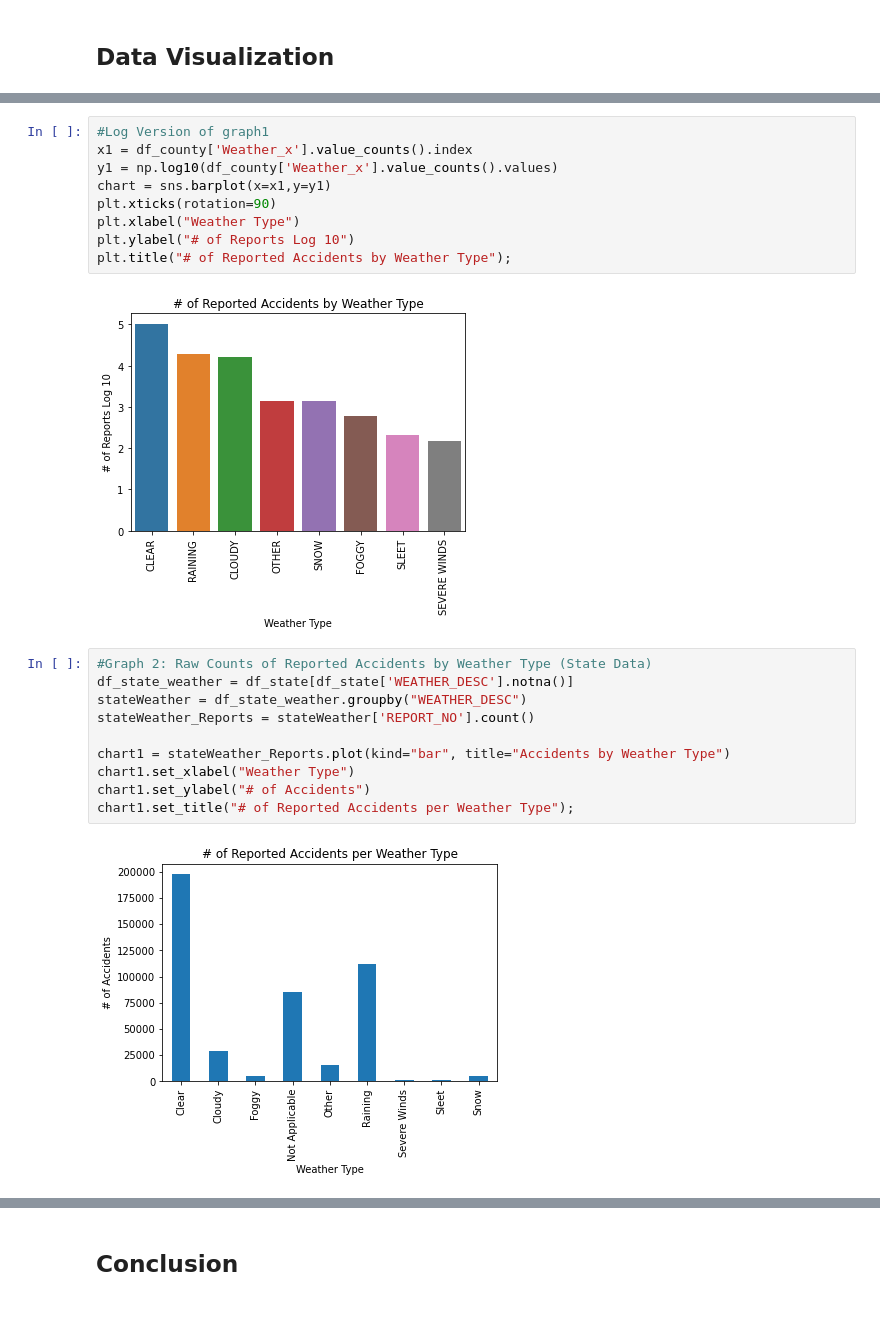
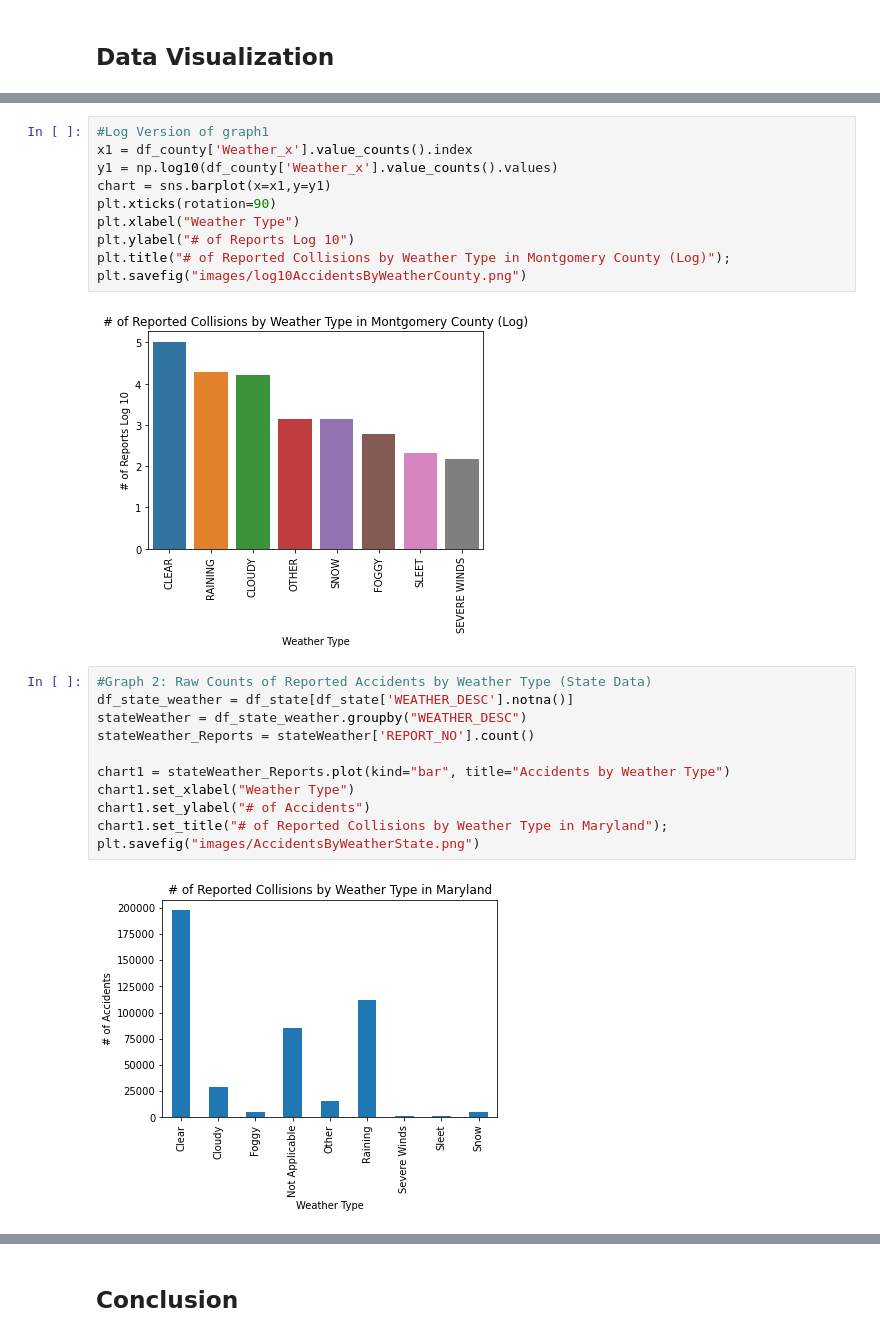
Before and after one commit to mattf4171/Montgomery-County-Collision-Analysis, a Jupyter notebook: analysis.ipynb, the cells around one changed output, grey strips where cells are left out. Saved outputs shown, nothing was run; the diff lists cells and outputs as text.

```diff
--- a/analysis.ipynb
+++ b/analysis.ipynb
@@ -168,14 +283,15 @@ chart1.set_title("# of Reported Accidents by Weather Type");
 # %%
 #Log Version of graph1
 x1 = df_county['Weather_x'].value_counts().index
 y1 = np.log10(df_county['Weather_x'].value_counts().values)
 chart = sns.barplot(x=x1,y=y1)
 plt.xticks(rotation=90)
 plt.xlabel("Weather Type")
 plt.ylabel("# of Reports Log 10")
-plt.title("# of Reported Accidents by Weather Type");
+plt.title("# of Reported Collisions by Weather Type in Montgomery County (Log)");
+plt.savefig("images/log10AccidentsByWeatherCounty.png")
 # %% [output]
-[figure, old version]
+[figure, new version]
 # %%
 #Graph 2: Raw Counts of Reported Accidents by Weather Type (State Data)
 df_state_weather = df_state[df_state['WEATHER_DESC'].notna()]
@@ -185,9 +301,10 @@ stateWeather_Reports = stateWeather['REPORT_NO'].count()
 chart1 = stateWeather_Reports.plot(kind="bar", title="Accidents by Weather Type")
 chart1.set_xlabel("Weather Type")
 chart1.set_ylabel("# of Accidents")
-chart1.set_title("# of Reported Accidents per Weather Type");
+chart1.set_title("# of Reported Collisions by Weather Type in Maryland");
+plt.savefig("images/AccidentsByWeatherState.png")
 # %% [output]
-[figure, old version]
+[figure, new version]
 # %%
 #Log Version of Graph 2
 x2 = df_state['WEATHER_DESC'].value_counts().index
```
Also changed, not shown: parts of 19 cells of this notebook.
